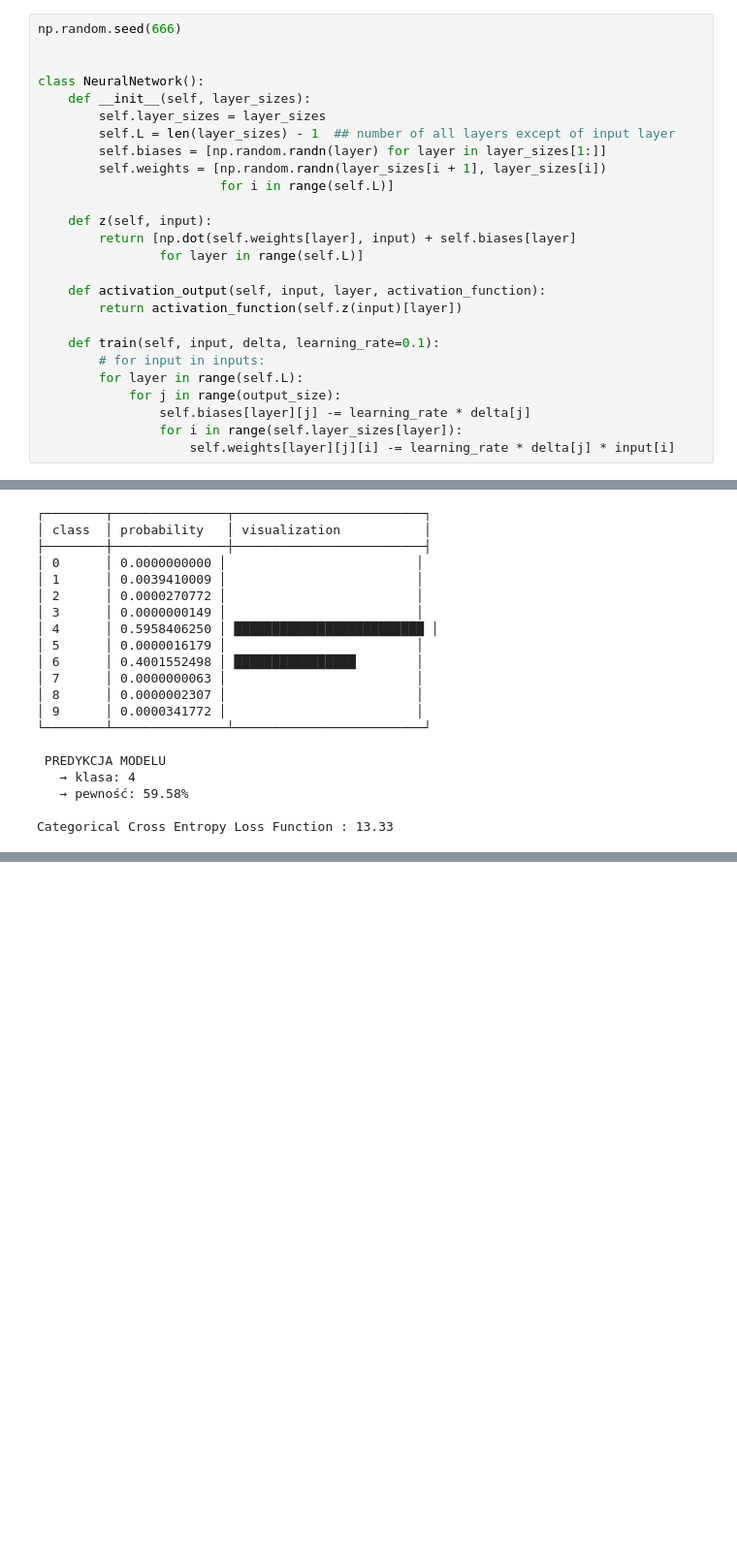
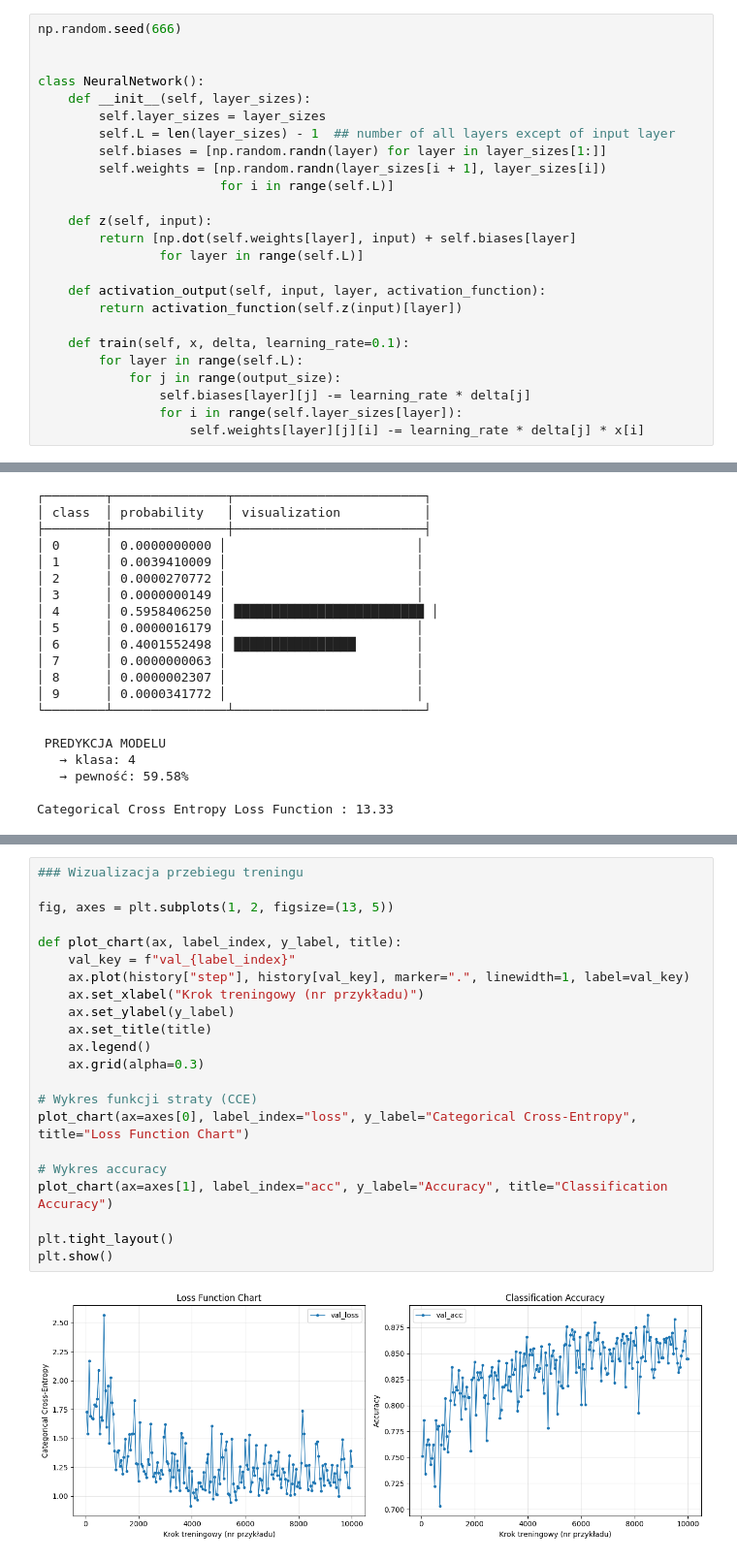
Before and after one commit to JanEljasiak/Neural_Networks, a Jupyter notebook: Backpropagation.ipynb, the cells around one changed output, grey strips where cells are left out. Shown at 97% size. Saved outputs shown, nothing was run; the diff lists cells and outputs as text; blank space fills up the shorter version.

```diff
--- a/Backpropagation.ipynb
+++ b/Backpropagation.ipynb
@@ -188,13 +192,12 @@ class NeuralNetwork():
     def activation_output(self, input, layer, activation_function):
         return activation_function(self.z(input)[layer])
 
-    def train(self, input, delta, learning_rate=0.1):
-        # for input in inputs:
+    def train(self, x, delta, learning_rate=0.1):
         for layer in range(self.L):
             for j in range(output_size):
                 self.biases[layer][j] -= learning_rate * delta[j]
                 for i in range(self.layer_sizes[layer]):
-                    self.weights[layer][j][i] -= learning_rate * delta[j] * input[i]
+                    self.weights[layer][j][i] -= learning_rate * delta[j] * x[i]
 # %%
 def pretty_softmax(
         probs: Union[np.ndarray, list],
@@ -425 +459,25 @@ Epoch  1/1 | train_acc=85.58% | test_acc=86.03%
+# %%
+### Wizualizacja przebiegu treningu
+
+fig, axes = plt.subplots(1, 2, figsize=(13, 5))
+
+def plot_chart(ax, label_index, y_label, title):
+    val_key = f"val_{label_index}"
+    ax.plot(history["step"], history[val_key], marker=".", linewidth=1, label=val_key)
+    ax.set_xlabel("Krok treningowy (nr przykładu)")
+    ax.set_ylabel(y_label)
+    ax.set_title(title)
+    ax.legend()
+    ax.grid(alpha=0.3)
+
+# Wykres funkcji straty (CCE)
+plot_chart(ax=axes[0], label_index="loss", y_label="Categorical Cross-Entropy", title="Loss Function Chart")
+
+# Wykres accuracy
+plot_chart(ax=axes[1], label_index="acc", y_label="Accuracy", title="Classification Accuracy")
+
+plt.tight_layout()
+plt.show()
+# %% [output]
+[figure, added]
 # %%
```
Also changed, not shown: parts of 15 cells of this notebook, 32 other files.
